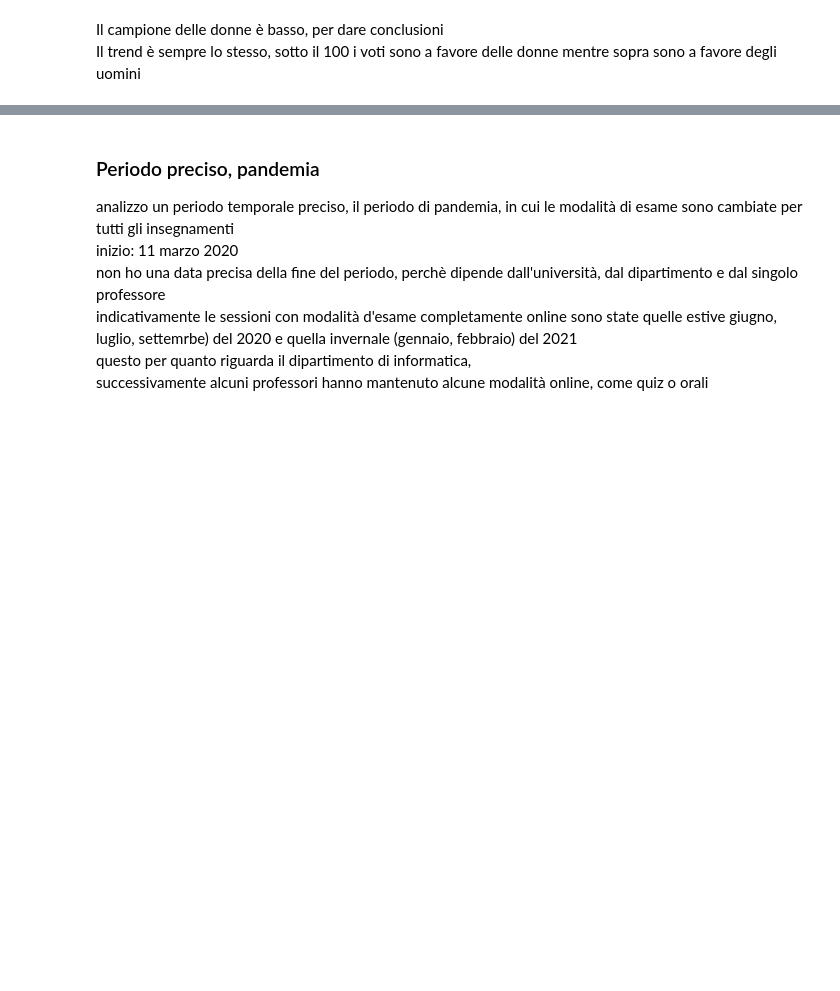
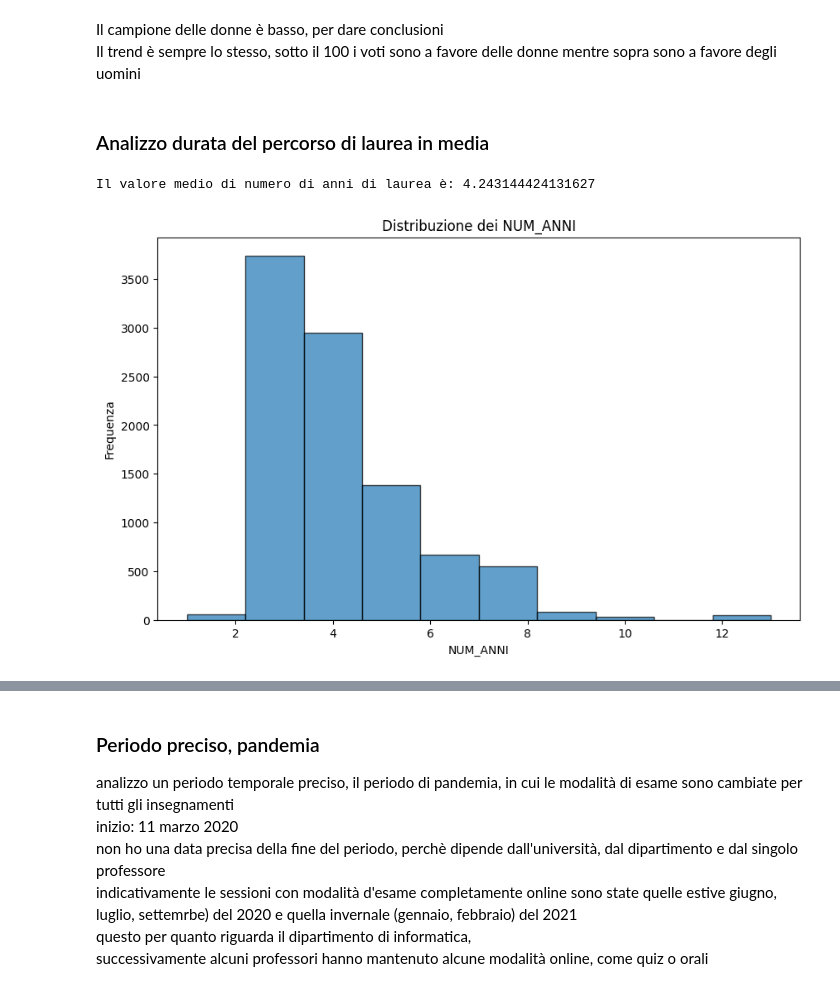
Before and after one commit to lallabelloni/Analisi-differenza-genere-Data-Science, a Jupyter notebook: progetto2.ipynb, the cells around one changed output, grey strips where cells are left out. Saved outputs shown, nothing was run; the diff lists cells and outputs as text; code cells hidden in the pictures; blank space fills up the shorter version.

Commit message:
durata media del percorso

```diff
--- a/progetto2.ipynb
+++ b/progetto2.ipynb
@@ -522,3 +549,21 @@ plt.show()
 # %% [markdown]
 Il campione delle donne è basso, per dare conclusioni <br>
 Il trend è sempre lo stesso, sotto il 100 i voti sono a favore delle donne mentre sopra sono a favore degli uomini
+# %% [markdown]
+### Analizzo durata del percorso di laurea in media
+# %%
+pt_anni_lauree = pt_vecchi.dropna(subset=['ANNO_LAUREA', 'ANAC_INGRESSO']).copy()
+pt_anni_lauree['NUM_ANNI'] = pt_anni_lauree['ANNO_LAUREA'] - pt_anni_lauree['ANAC_INGRESSO']
+media = (pt_anni_lauree.groupby('PROGRESSIVO')['NUM_ANNI'].mean()).mean()
+print(f'Il valore medio di numero di anni di laurea è: {media}')
+# %% [output]
+Il valore medio di numero di anni di laurea è: 4.243144424131627
+# %%
+plt.figure(figsize=(10, 6))
+plt.hist(pt_anni_lauree['NUM_ANNI'], bins=10, edgecolor='black', alpha=0.7)
+plt.title('Distribuzione dei NUM_ANNI')
+plt.xlabel('NUM_ANNI')
+plt.ylabel('Frequenza')
+plt.show()
+# %% [output]
+[figure, added]
```
Also changed, not shown: parts of 5 cells of this notebook.
